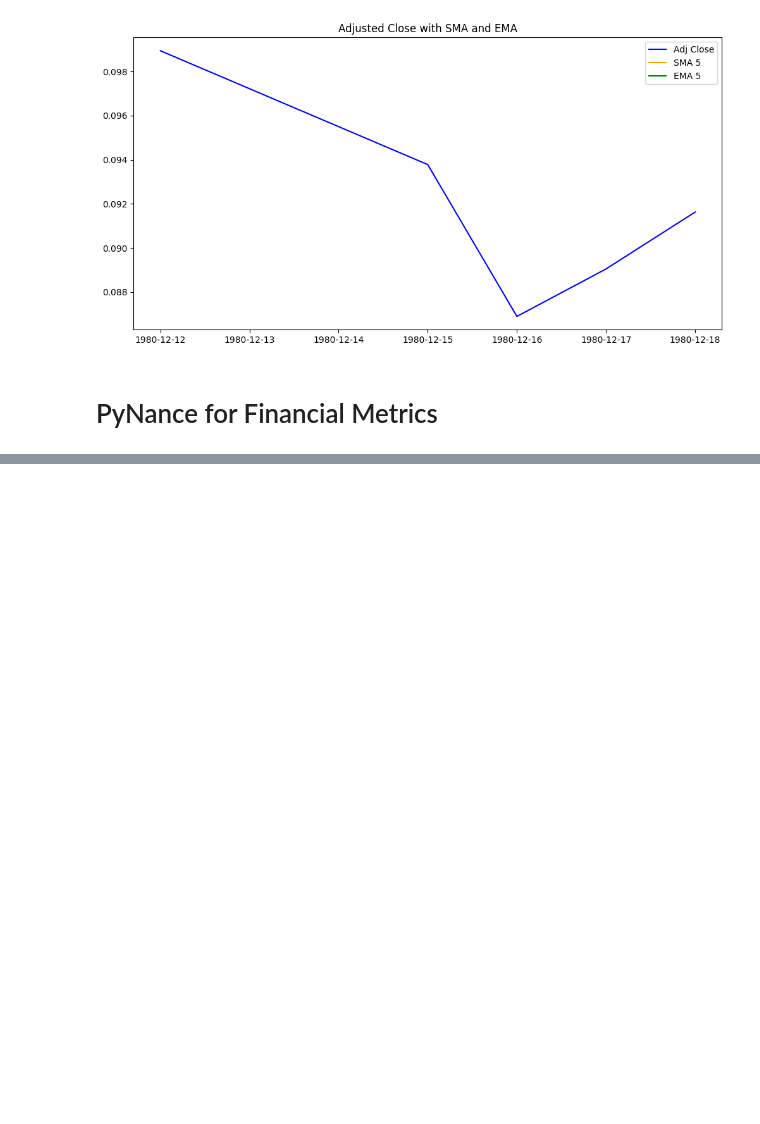
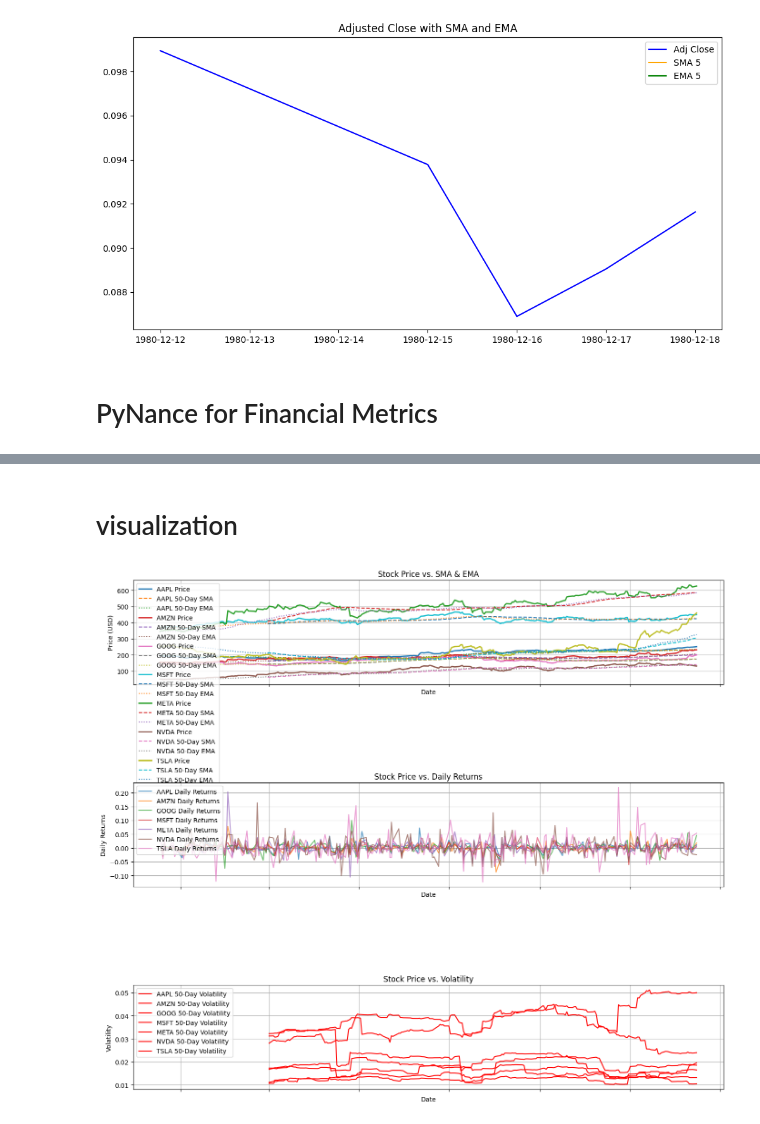
Before and after one commit to habrev/Nova-Financial-Solutions, a Jupyter notebook: notebooks/Technical_analysis.ipynb, the cells around one changed output, grey strips where cells are left out. Cells and saved outputs as stored; diff of their text form; code cells hidden in the pictures; blank space fills up the shorter version.

Commit message:
financial metrics and visualize done

```diff
--- a/notebooks/Technical_analysis.ipynb
+++ b/notebooks/Technical_analysis.ipynb
@@ -147,0 +236,59 @@ Date
+# %% [markdown]
+# visualization
+# %%
+import matplotlib.pyplot as plt
+import seaborn as sns
+import yfinance as yf
+
+# Let's assume `combined_data` is already loaded from your previous code
+
+# Initialize a figure for the subplots
+fig, axes = plt.subplots(3, 1, figsize=(14, 12), sharex=True)
+
+# Iterate through each unique ticker in the combined data
+for ticker in combined_data['Ticker'].unique():
+    # Fetch stock data using yfinance
+    stock = yf.Ticker(ticker)
+    stock_data = stock.history(period="1y")  # Adjust period if needed
+
+    # Calculate Simple Moving Average (SMA) and Exponential Moving Average (EMA)
+    stock_data['SMA_50'] = stock_data['Close'].rolling(window=50).mean()
+    stock_data['EMA_50'] = stock_data['Close'].ewm(span=50, adjust=False).mean()
+
+    # Plot: Stock Price vs. SMA & EMA
+    axes[0].plot(stock_data.index, stock_data['Close'], label=f'{ticker} Price', linewidth=2)
+    axes[0].plot(stock_data.index, stock_data['SMA_50'], label=f'{ticker} 50-Day SMA', linestyle='--')
+    axes[0].plot(stock_data.index, stock_data['EMA_50'], label=f'{ticker} 50-Day EMA', linestyle=':')
+
+    # Calculate daily returns and plot: Stock Price vs. Returns
+    stock_data['Returns'] = stock_data['Close'].pct_change()
+    axes[1].plot(stock_data.index, stock_data['Returns'], label=f'{ticker} Daily Returns', linestyle='-', alpha=0.7)
+
+    # Calculate volatility: Rolling standard deviation of returns (50-day)
+    stock_data['Volatility'] = stock_data['Returns'].rolling(window=50).std()
+    axes[2].plot(stock_data.index, stock_data['Volatility'], label=f'{ticker} 50-Day Volatility', color='red')
+
+# Set titles and labels for the plots
+axes[0].set_title('Stock Price vs. SMA & EMA')
+axes[0].set_ylabel('Price (USD)')
+axes[0].legend(loc='upper left')
+
+axes[1].set_title('Stock Price vs. Daily Returns')
+axes[1].set_ylabel('Daily Returns')
+axes[1].legend(loc='upper left')
+
+axes[2].set_title('Stock Price vs. Volatility')
+axes[2].set_ylabel('Volatility')
+axes[2].legend(loc='upper left')
+
+# Format the x-axis labels and add grid lines
+for ax in axes:
+    ax.grid(True)
+    ax.set_xlabel('Date')
+    ax.set_xticklabels(ax.get_xticklabels(), rotation=45)
+
+# Display the plot
+plt.tight_layout()
+plt.show()
+# %% [output]
+[figure, added]
```
Also changed, not shown: parts of 1 cell of this notebook.
